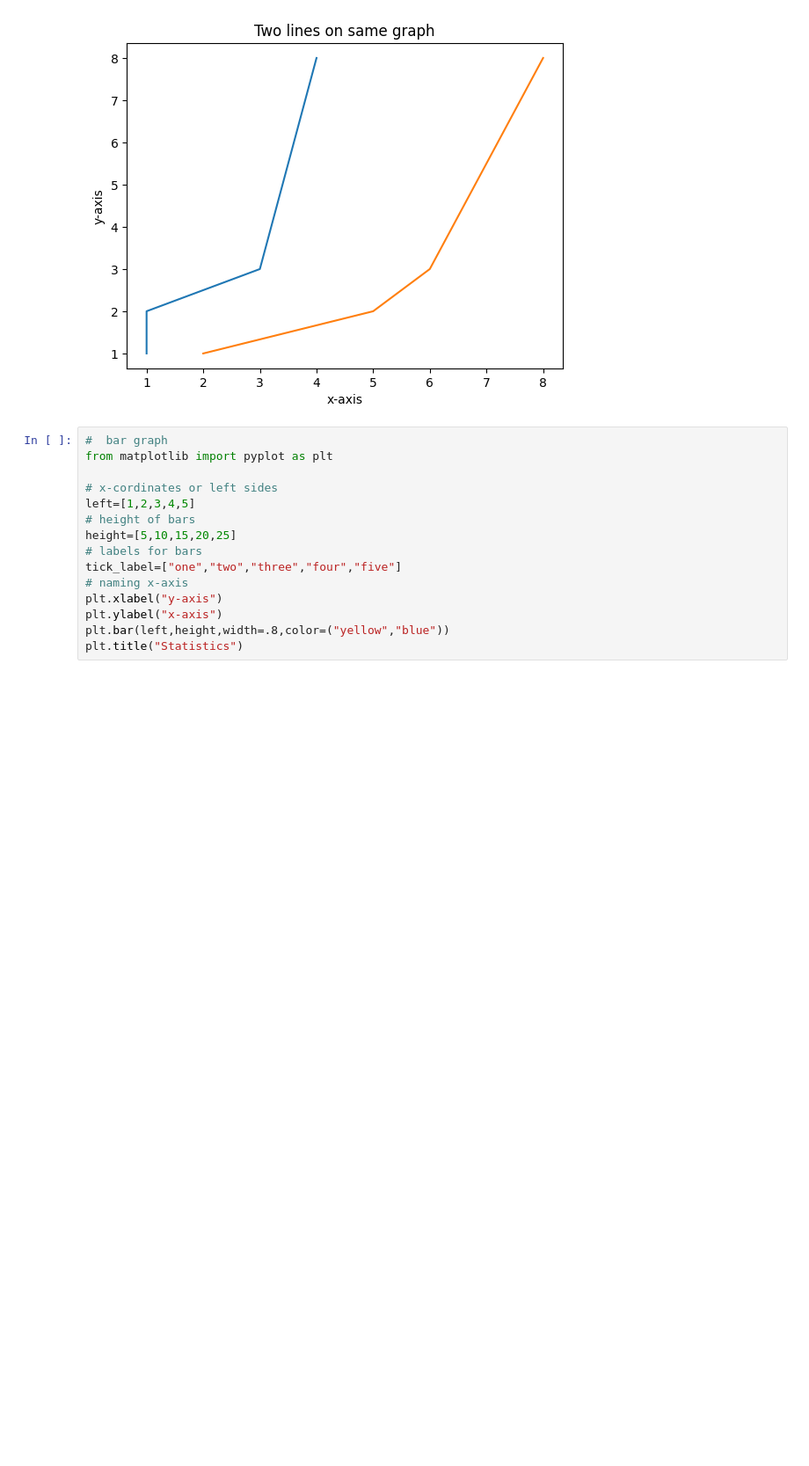
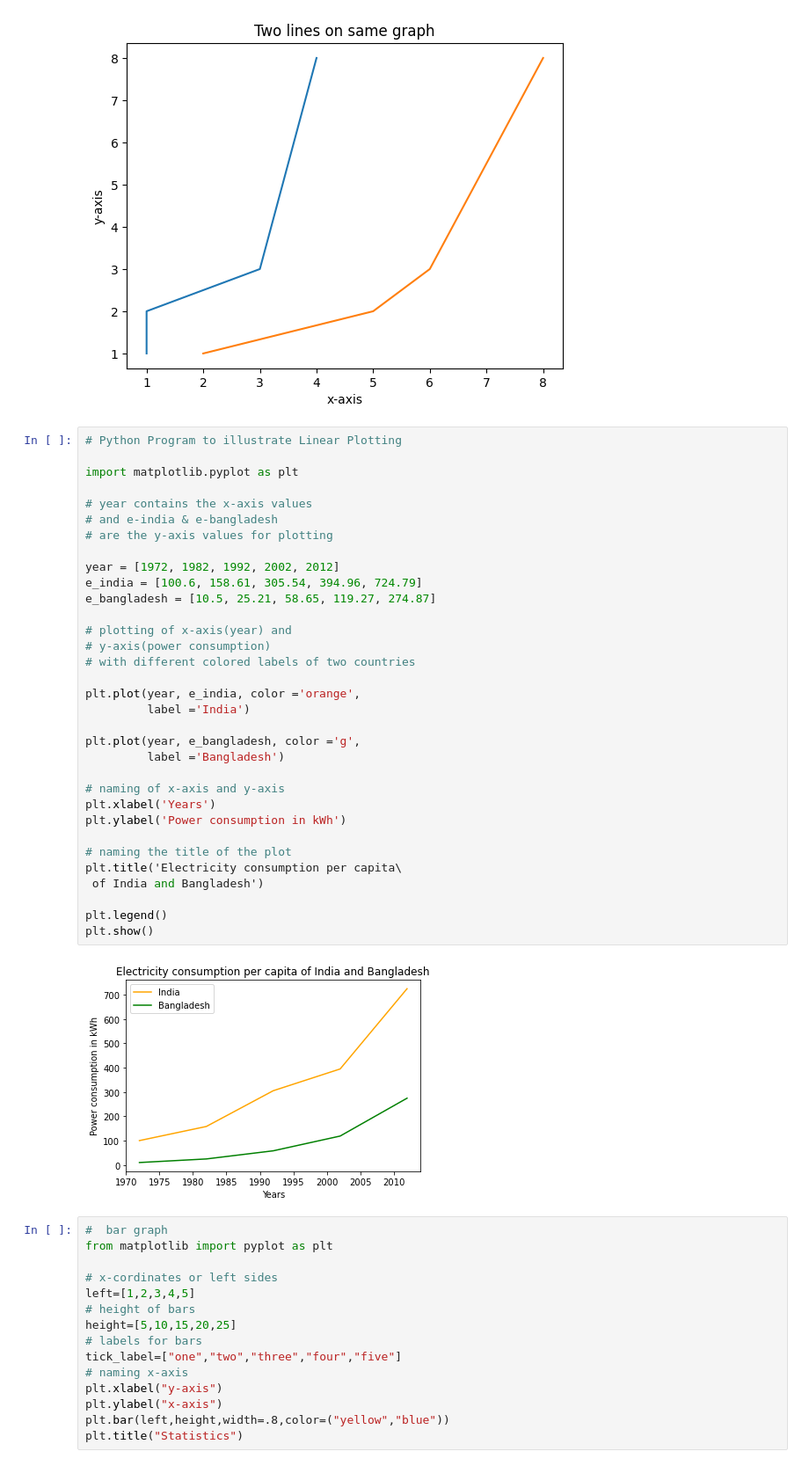
Before and after one commit to Chandrakantsm/__matplotlib__, a Jupyter notebook: basics.ipynb, the cells around one changed output. Shown: that part at 88% size. Saved outputs shown, nothing was run; the diff lists cells and outputs as text; blank space fills up the shorter version.

```diff
--- a/basics.ipynb
+++ b/basics.ipynb
@@ -49,6 +49,41 @@ plt.title("Two lines on same graph")
 plt.show()
 # %% [output]
 [figure]
+# %%
+# Python Program to illustrate Linear Plotting
+
+import matplotlib.pyplot as plt
+
+# year contains the x-axis values
+# and e-india & e-bangladesh
+# are the y-axis values for plotting
+
+year = [1972, 1982, 1992, 2002, 2012]
+e_india = [100.6, 158.61, 305.54, 394.96, 724.79]
+e_bangladesh = [10.5, 25.21, 58.65, 119.27, 274.87]
+
+# plotting of x-axis(year) and
+# y-axis(power consumption)
+# with different colored labels of two countries
+
+plt.plot(year, e_india, color ='orange',
+         label ='India')
+
+plt.plot(year, e_bangladesh, color ='g',
+         label ='Bangladesh')
+
+# naming of x-axis and y-axis
+plt.xlabel('Years')
+plt.ylabel('Power consumption in kWh')
+
+# naming the title of the plot
+plt.title('Electricity consumption per capita\
+ of India and Bangladesh')
+
+plt.legend()
+plt.show()
+# %% [output]
+[figure, added]
 # %%
 #  bar graph
 from matplotlib import pyplot as plt
```
